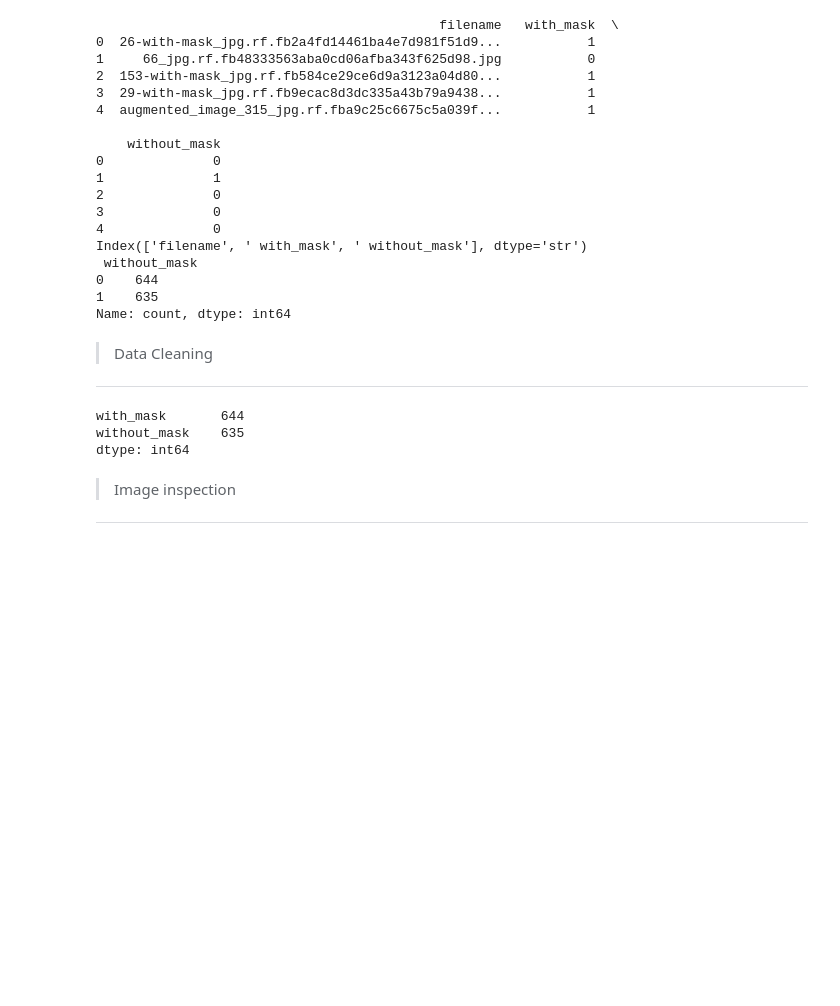
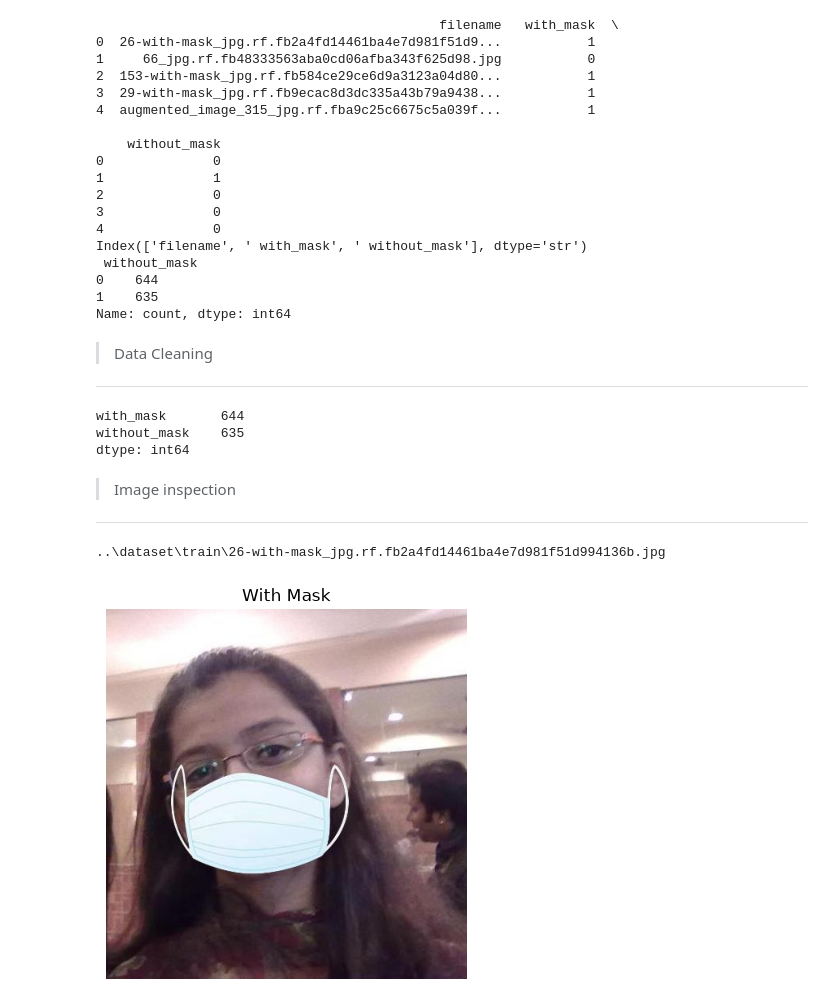
Before and after one commit to ShivamDevHere/face-mask-detection, a Jupyter notebook: src/main.ipynb, the cells around one changed output. Cells and saved outputs as stored; diff of their text form; code cells hidden in the pictures; blank space fills up the shorter version.

```diff
--- a/src/main.ipynb
+++ b/src/main.ipynb
@@ -49,3 +49,23 @@ dtype: int64
 # %% [markdown]
 > Image inspection
 ---
+# %%
+import cv2
+import matplotlib.pyplot as plt
+from pathlib import Path
+
+image_path = Path("../dataset/train") / df["filename"].iloc[0]
+print(image_path)
+
+img = cv2.imread(str(image_path))
+img = cv2.cvtColor(img, cv2.COLOR_BGR2RGB)
+
+plt.imshow(img)
+plt.title("With Mask" if df["with_mask"].iloc[0] == 1 else "Without Mask")
+plt.axis("off");
+
+
+# img = cv2.imrea
+# %% [output]
+..\dataset\train\26-with-mask_jpg.rf.fb2a4fd14461ba4e7d981f51d994136b.jpg
+[figure, added]
```
Also changed, not shown: 2 other files.
